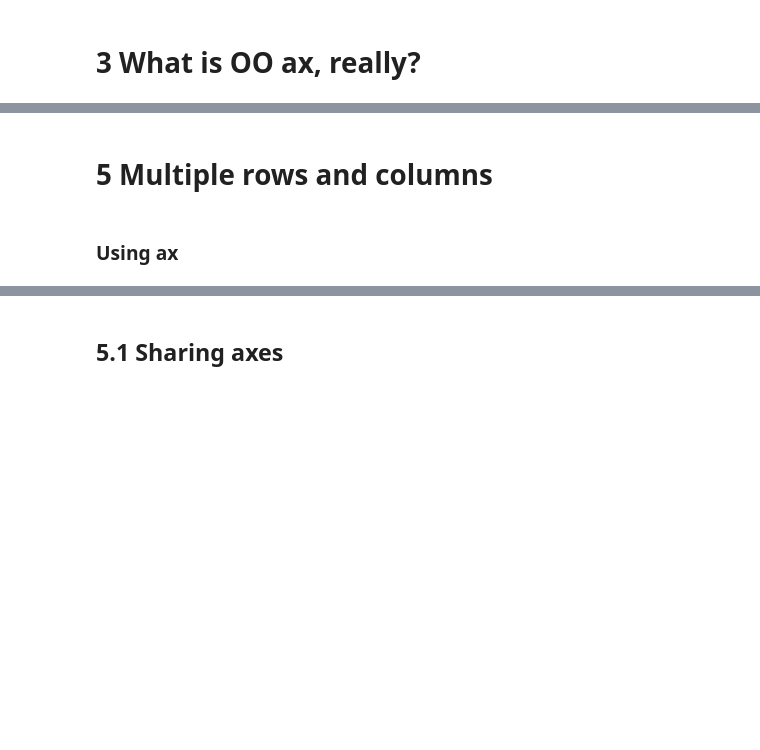
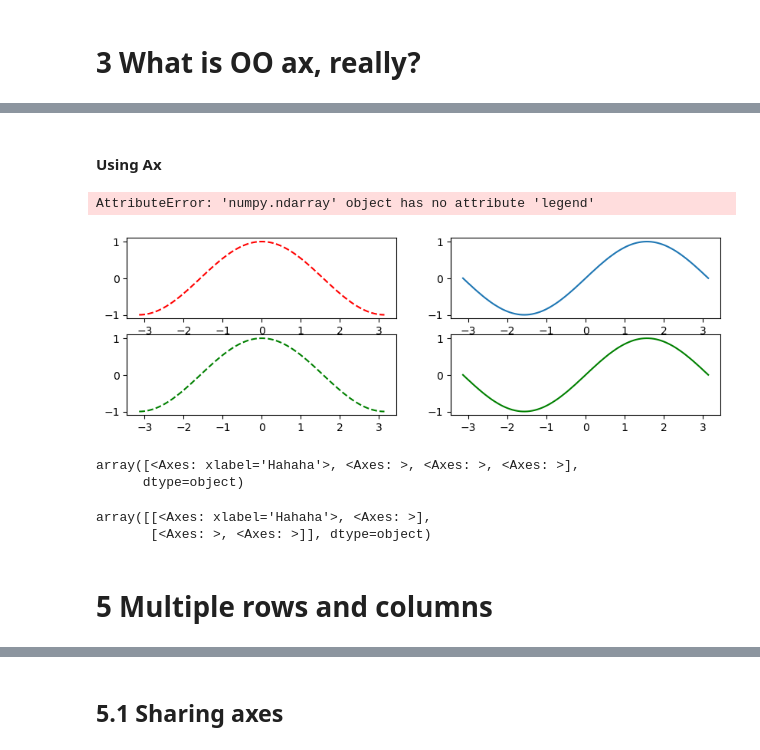
Before and after one commit to SPS-SP2273/learning-portfolio-2025-january-caitlinsylim, a Jupyter notebook: 7.1_plotting/plotting_(good).ipynb, the cells around one changed output, grey strips where cells are left out. Saved outputs shown, nothing was run; the diff lists cells and outputs as text; code cells hidden in the pictures; blank space fills up the shorter version.

```diff
--- a/7.1_plotting/plotting_(good).ipynb
+++ b/7.1_plotting/plotting_(good).ipynb
@@ -23,4 +52,33 @@
+# %% [markdown]
+#### Using Ax
+# %%
+fig, ax = plt.subplots(nrows=2, ncols=2, figsize=(10,3))
+
+ax[0,0].plot(x, cos_x, label='cos x', color='red', linestyle='--')
+
+ax[0,1].plot(x, sin_x, label='sin x')
+
+ax[1,0].plot(x, cos_x, label='cos x', color='green', linestyle='--')
+
+ax[1,1].plot(x, sin_x, label='sin x', color='green')
+
+ax[0,0].set_xlabel('Hahaha')
+
+for axis in ax:                     # This shows error because I have 2x2 dimension, but the for loop is for lists here. So I need to flatten
+    axis.legend()                   # By flattening it, I can make it 1D. See below:
+    axis.grid()
+# %% [output]
+AttributeError: 'numpy.ndarray' object has no attribute 'legend'
+[figure, added]
+# %%
+ax.flatten()                 # I have flattened it here, 1D here as there is only 1x []
+# %% [output]
+array([<Axes: xlabel='Hahaha'>, <Axes: >, <Axes: >, <Axes: >],
+      dtype=object)
+# %%
+ax                             # It is 2D 2x2 here, there are 2x []
+# %% [output]
+array([[<Axes: xlabel='Hahaha'>, <Axes: >],
+       [<Axes: >, <Axes: >]], dtype=object)
 # %% [markdown]
 # 5 Multiple rows and columns
-# %% [markdown]
-### Using ax
```
Also changed, not shown: parts of 30 cells of this notebook.
